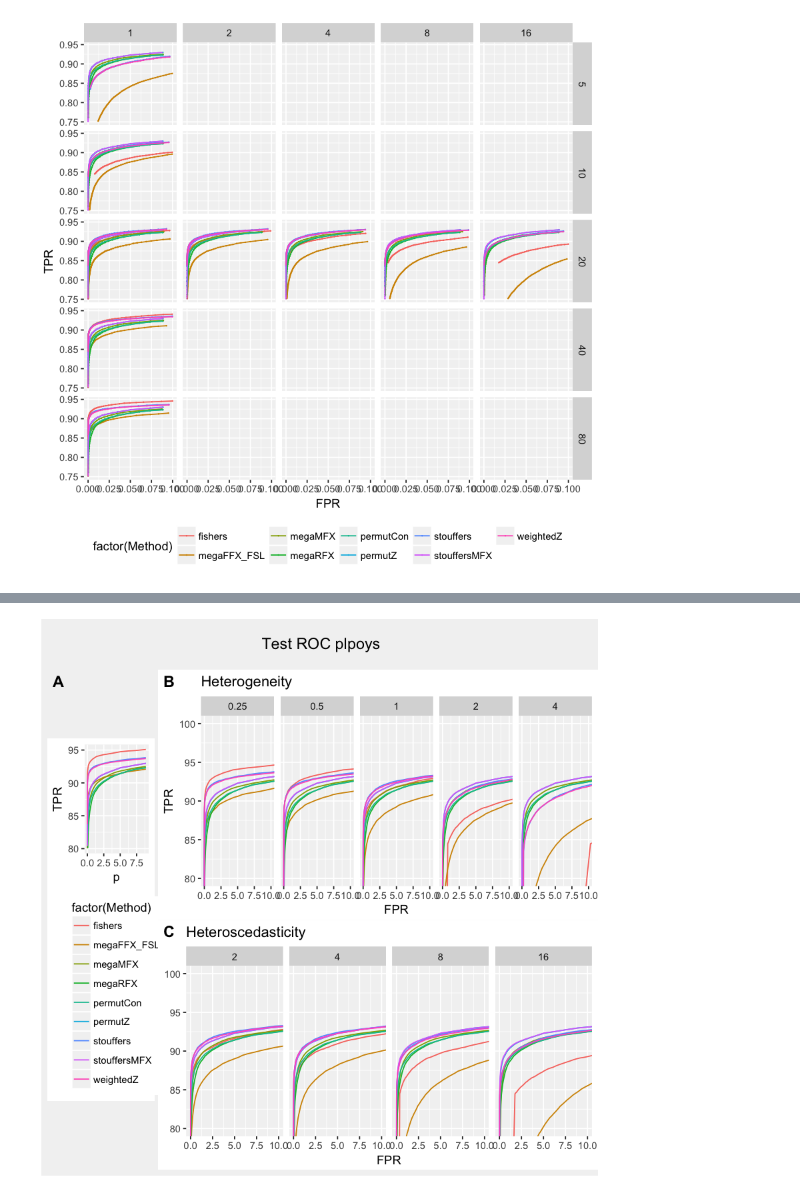
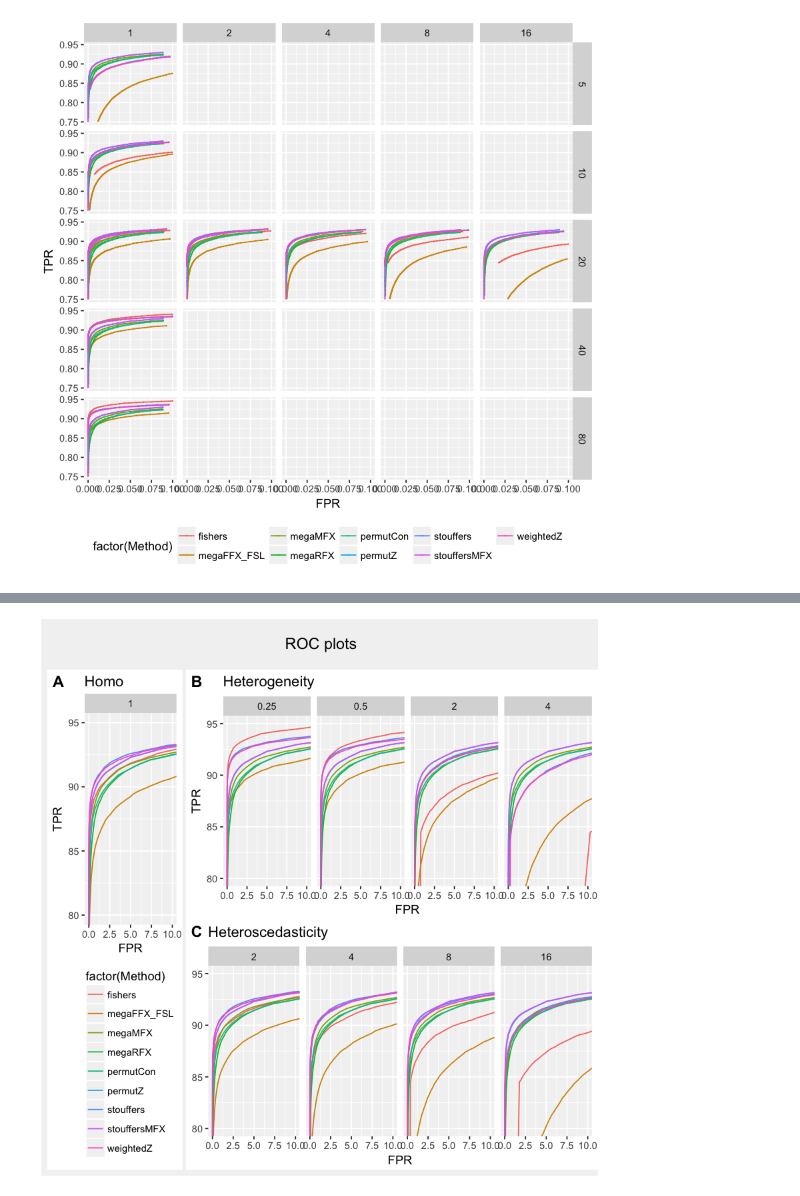
Before and after one commit to cmaumet/zmeta, a Jupyter notebook: real_data.ipynb, the cells around one changed output, grey strips where cells are left out. Cells and saved outputs as stored; diff of their text form; code cells hidden in the pictures.

Commit message:
First plot as homoscedatic + balanced hetero

```diff
--- a/real_data.ipynb
+++ b/real_data.ipynb
@@ -226,19 +226,24 @@ roc_plot <- function(data, aes_line) {
     data$TPR <- data$TPR*100
 
     p <- ggplot(data=data,aes(group=Method, colour=factor(Method))) +
-    geom_line(aes_line) + coord_cartesian(xlim = c(0, 10), ylim = c(80, 100))
+    geom_line(aes_line) + coord_cartesian(xlim = c(0, 10), ylim = c(80, 95))
     return(p)
 }
 
 
 roc_plots <- function(data){
 
-    # Panel A: Against theoretical FPR
-    p1 <- roc_plot(subset(realdata, p<0.1 & TPR>0.8), aes(x=p, y=TPR)) +
-            theme(legend.position="bottom", legend.direction='vertical') + coord_fixed(ratio = 1)
+#     # Panel A: Against theoretical FPR
+#     p1 <- roc_plot(subset(realdata, p<0.1 & TPR>0.8), aes(x=p, y=TPR)) +
+#             theme(legend.position="bottom", legend.direction='vertical') + coord_fixed(ratio = 1)
 
     # Panel B: Against simulated FPR & under varying levels of heterogenerity
-    p2 <- roc_plot(subset(realdata_withsimuFPR, withinVariation==1), aes(x=FPR, y=TPR)) +
+    p1 <- roc_plot(subset(realdata_withsimuFPR, withinVariation==1 & Within==20), aes(x=FPR, y=TPR)) +
+            facet_grid(.~heterogeneity) + ggtitle('Homo') + theme(legend.position="none") +
+            theme(legend.position="bottom", legend.direction='vertical')
+
+    # Panel B: Against simulated FPR & under varying levels of heterogenerity
+    p2 <- roc_plot(subset(realdata_withsimuFPR, withinVariation==1 & Within!=20), aes(x=FPR, y=TPR)) +
             facet_grid(.~heterogeneity) + ggtitle('Heterogeneity') + theme(legend.position="none")
 #     p2 <- ggplot(data=subset(realdata_withsimuFPR, FPR<=0.10 & TPR>0.75 & withinVariation==1),
 #             aes(x=FPR, y=TPR, group=Method, colour=factor(Method))) + geom_point(size=0.02) + geom_line() +
@@ -258,9 +263,9 @@ roc_plots <- function(data){
 
     left_column <- plot_grid(p2, p3, labels = c('B', 'C'), ncol=1)
 
-    p <- plot_grid(right_column, left_column, labels = ' ', ncol=2, rel_widths=c(1, 4))
+    p <- plot_grid(right_column, left_column, labels = ' ', ncol=2, rel_widths=c(1, 3))
     title <- ggdraw() + draw_label(
-        'Test ROC plpoys')
+        'ROC plots')
     p <- plot_grid(title, p, ncol=1, rel_heights=c(0.1, 1)) +
         theme(plot.title=element_text(size=12), text=element_text(size=10))
 
@@ -276,3 +282,3 @@ Warning message:
 “Removed 152 rows containing missing values (geom_path).”Warning message:
 “Removed 151 rows containing missing values (geom_path).”
-[figure, old version]
+[figure, new version]
```
Also changed, not shown: parts of 1 cell of this notebook.
